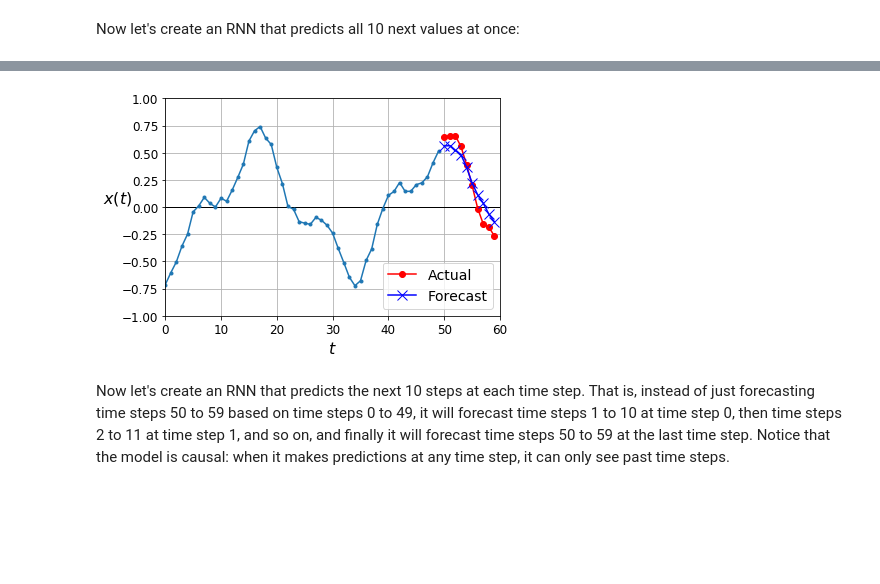
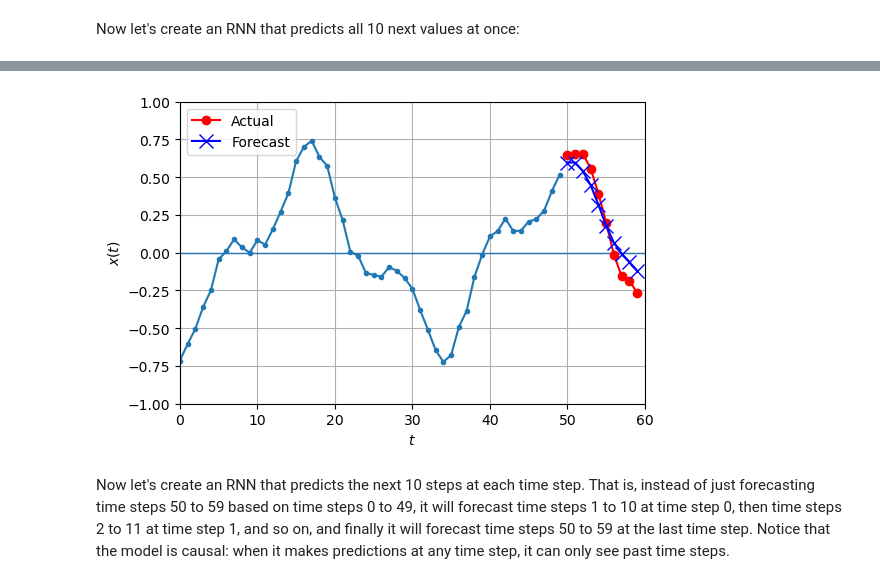
Before and after one commit to jy12060026ai/excss-stats, a Jupyter notebook: handson-dl/106-processing-sequences.ipynb, the cells around one changed output, grey strips where cells are left out. Saved outputs shown, nothing was run; the diff lists cells and outputs as text; code cells hidden in the pictures; blank space fills up the shorter version.

```diff
--- a/handson-dl/106-processing-sequences.ipynb
+++ b/handson-dl/106-processing-sequences.ipynb
@@ -269,5 +302,8 @@ plt.show()
 # %%
 y_pred = model.predict(X_valid)
-plot_series(X_valid[0, :, 0], y_valid[0, 0], y_pred[0, 0])
+
+_, ax = plt.subplots(figsize=(6, 4), dpi=100)
+
+plot_series(ax, X_valid[0, :, 0], y_valid[0, 0], y_pred[0, 0])
 plt.show()
 # %% [output]
@@ -292,14 +326,22 @@ Y_pred.shape
 # %%
-def plot_multiple_forecasts(X, Y, Y_pred, ax):
+def plot_multiple_forecasts(ax, X, Y, Y_pred):
     n_steps = X.shape[1]
     ahead = Y.shape[1]
-    plot_series(X[0, :, 0], ax)
-    ax.plot(np.arange(n_steps, n_steps + ahead), Y[0, :, 0], "ro-", label="Actual")
-    ax.plot(np.arange(n_steps, n_steps + ahead), Y_pred[0, :, 0], "bx-", label="Forecast", markersize=10)
-    ax.set(xlim=[0, n_steps + ahead, -1, 1])
+    plot_series(ax, X[0, :, 0])
+    ax.plot(np.arange(n_steps, n_steps + ahead),
+            Y[0, :, 0],
+            "ro-",
+            label="Actual")
+    ax.plot(np.arange(n_steps, n_steps + ahead),
+            Y_pred[0, :, 0],
+            "bx-",
+            label="Forecast",
+            markersize=10)
+    ax.axis([0, n_steps + ahead, -1, 1])
     ax.legend(fontsize='medium')
 
-plot_multiple_forecasts(X_new, Y_new, Y_pred)
+_, ax = plt.subplots(figsize=(6, 4), dpi=100)
 
+plot_multiple_forecasts(ax, X_new, Y_new, Y_pred)
 plt.show()
 # %% [output]
@@ -375,13 +413,15 @@ Now let's create an RNN that predicts all 10 next values at once:
 np.random.seed(42)
 tf.random.set_seed(42)
 
-model = keras.models.Sequential([
-    keras.layers.SimpleRNN(20, return_sequences=True, input_shape=[None, 1]),
-    keras.layers.SimpleRNN(20),
-    keras.layers.Dense(10)
+model = models.Sequential([
+    layers.SimpleRNN(20, return_sequences=True, input_shape=[None, 1]),
+    layers.SimpleRNN(20),
+    layers.Dense(10)
 ])
 
 model.compile(loss="mse", optimizer="adam")
-history = model.fit(X_train, Y_train, epochs=20,
+history = model.fit(X_train,
+                    Y_train,
+                    epochs=20,
                     validation_data=(X_valid, Y_valid))
 # %% [output]
@@ -409,10 +449,12 @@ series = generate_time_series(1, 50 + 10)
 X_new, Y_new = series[:, :50, :], series[:, -10:, :]
 Y_pred = model.predict(X_new)[..., np.newaxis]
 # %%
-plot_multiple_forecasts(X_new, Y_new, Y_pred)
+_, ax = plt.subplots(figsize=(6, 4), dpi=100)
+
+plot_multiple_forecasts(ax, X_new, Y_new, Y_pred)
 plt.show()
 # %% [output]
-[figure, old version]
+[figure, new version]
 # %% [markdown]
 Now let's create an RNN that predicts the next 10 steps at each time step. That is, instead of just forecasting time steps 50 to 59 based on time steps 0 to 49, it will forecast time steps 1 to 10 at time step 0, then time steps 2 to 11 at time step 1, and so on, and finally it will forecast time steps 50 to 59 at the last time step. Notice that the model is causal: when it makes predictions at any time step, it can only see past time steps.
 # %%
```
Also changed, not shown: parts of 62 cells of this notebook.
